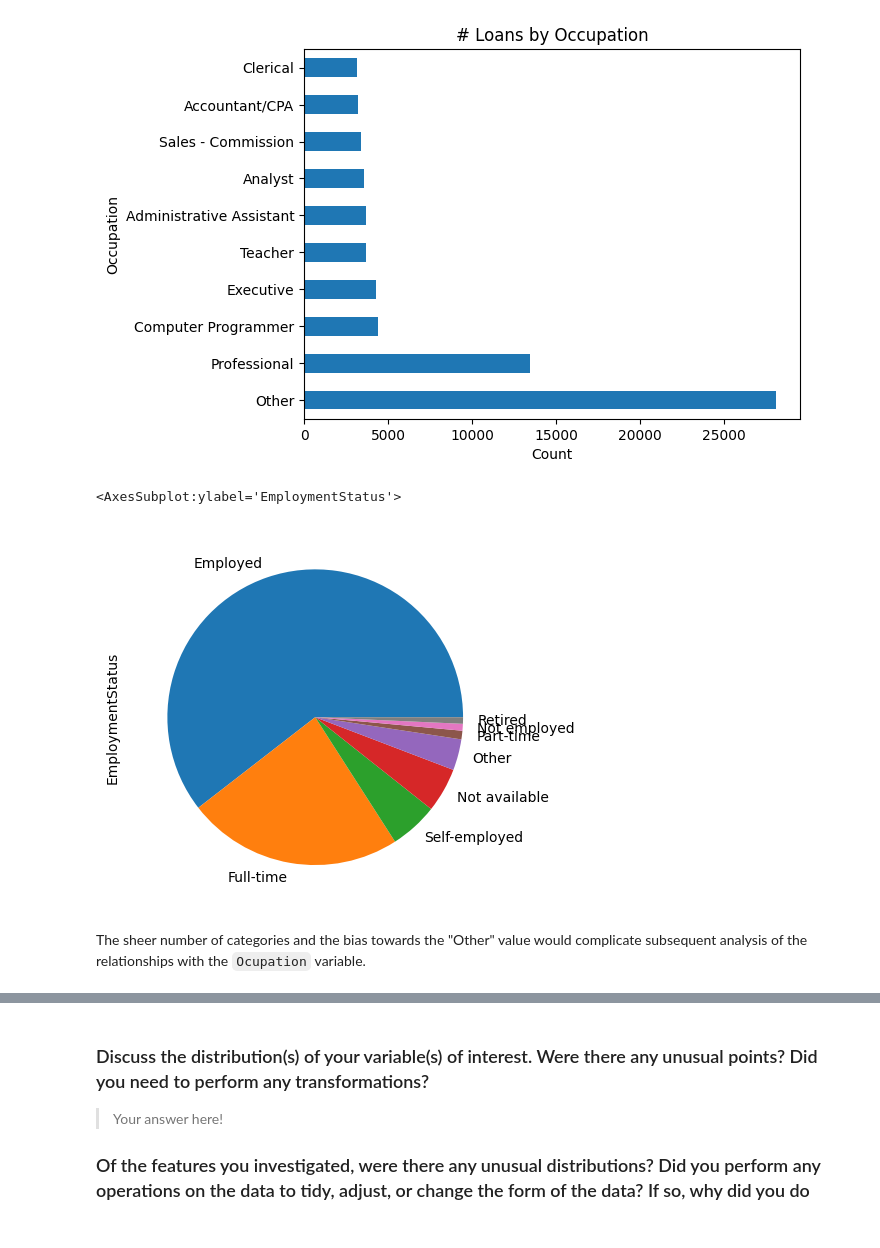
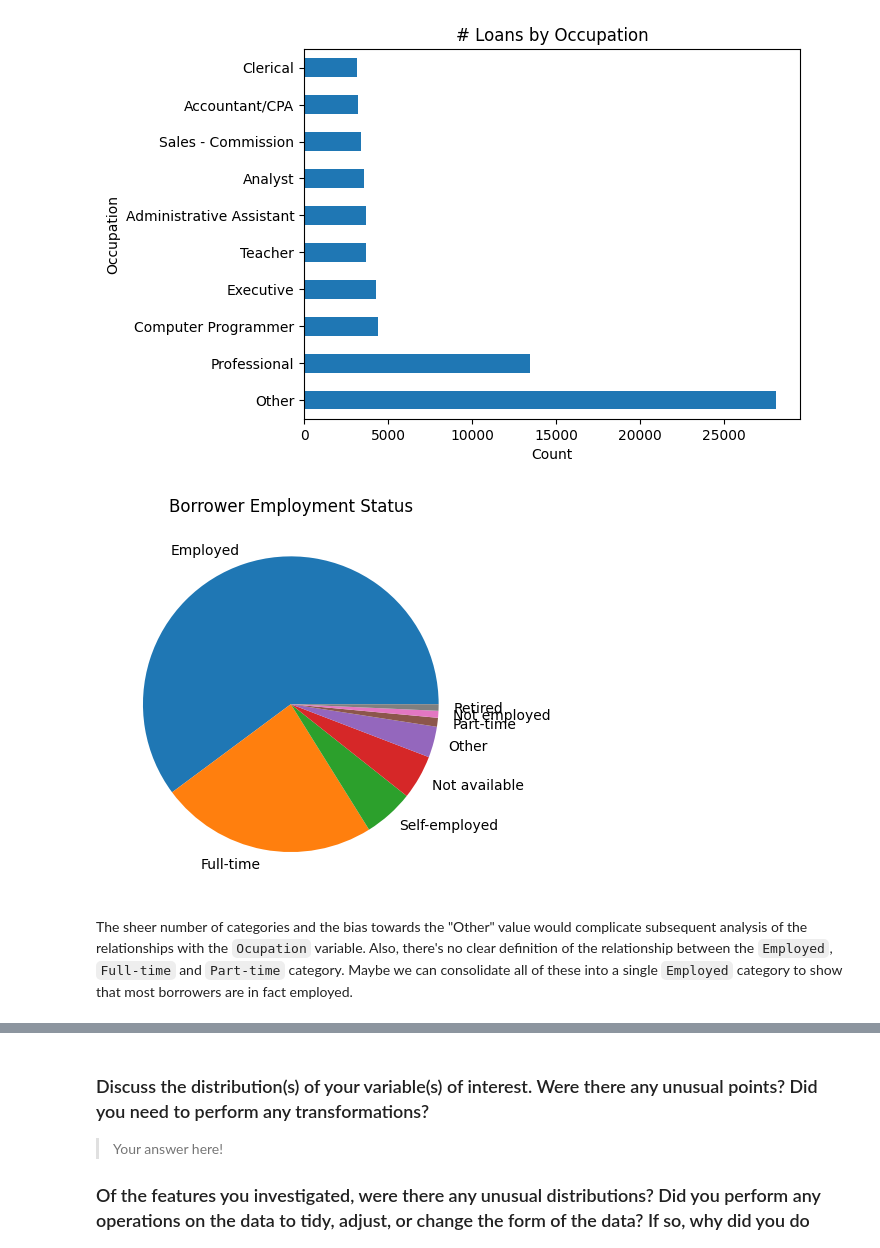
Before and after one commit to abarto/udacity-nd002-comunicate-data-findings, a Jupyter notebook: Part_I_exploration.ipynb, the cells around one changed output, grey strips where cells are left out. Saved outputs shown, nothing was run; the diff lists cells and outputs as text; code cells hidden in the pictures.

Commit message:
Add variables

```diff
--- a/Part_I_exploration.ipynb
+++ b/Part_I_exploration.ipynb
@@ -482,2 +482,0 @@ while ``BorrowerRate`` is the Borrower's interest rate for this loan. According
-# %%
-prosper_load_data_clean_df = prosper_load_data_clean_df.drop("BorrowerRate", axis=1)
@@ -486,5 +493,7 @@ We're going to drop rows without a ``BorrowerAPR`` value:
 # %%
-prosper_load_data_clean_df = prosper_load_data_clean_df[~prosper_load_data_clean_df.BorrowerAPR.isna()]
+prosper_load_data_clean_df = prosper_load_data_clean_df[
+    ~(prosper_load_data_clean_df.BorrowerAPR.isna() & prosper_load_data_clean_df.BorrowerRate.isna())
+]
 # %%
 prosper_load_data_clean_df.BorrowerAPR.describe()
 # %% [output]
@@ -845,6 +886,8 @@ prosper_load_data_clean_df = prosper_load_data_clean_df[[
     "DelinquencyBucket",
     "ClosedDate",
     "BorrowerAPR",
+    "BorrowerRate",
+    "LenderYield",
     "ProsperRating (Alpha)",
     "ListingCategory",
     "Occupation",
@@ -1357,8 +1402,9 @@ plt.title("# Loans by Occupation");
 [figure]
 # %%
 prosper_load_data_clean_df.EmploymentStatus.value_counts().plot(kind="pie")
+plt.ylabel("")
+plt.title("Borrower Employment Status");
 # %% [output]
-<AxesSubplot:ylabel='EmploymentStatus'>
-[figure, old version]
+[figure, new version]
 # %% [markdown]
-The sheer number of categories and the bias towards the "Other" value would complicate subsequent analysis of the relationships with the ``Ocupation`` variable.
+The sheer number of categories and the bias towards the "Other" value would complicate subsequent analysis of the relationships with the ``Ocupation`` variable. Also, there's no clear definition of the relationship between the ``Employed``, ``Full-time`` and ``Part-time`` category. Maybe we can consolidate all of these into a single ``Employed`` category to show that most borrowers are in fact employed.
```
Also changed, not shown: parts of 15 cells of this notebook.
